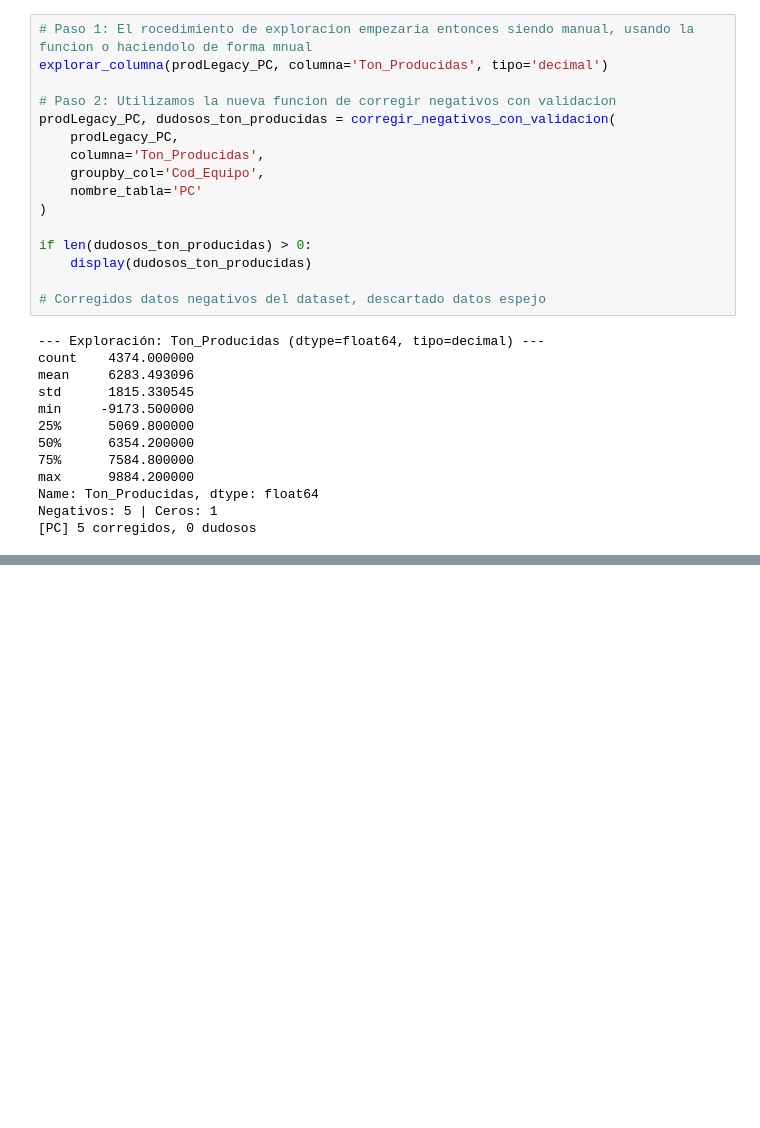
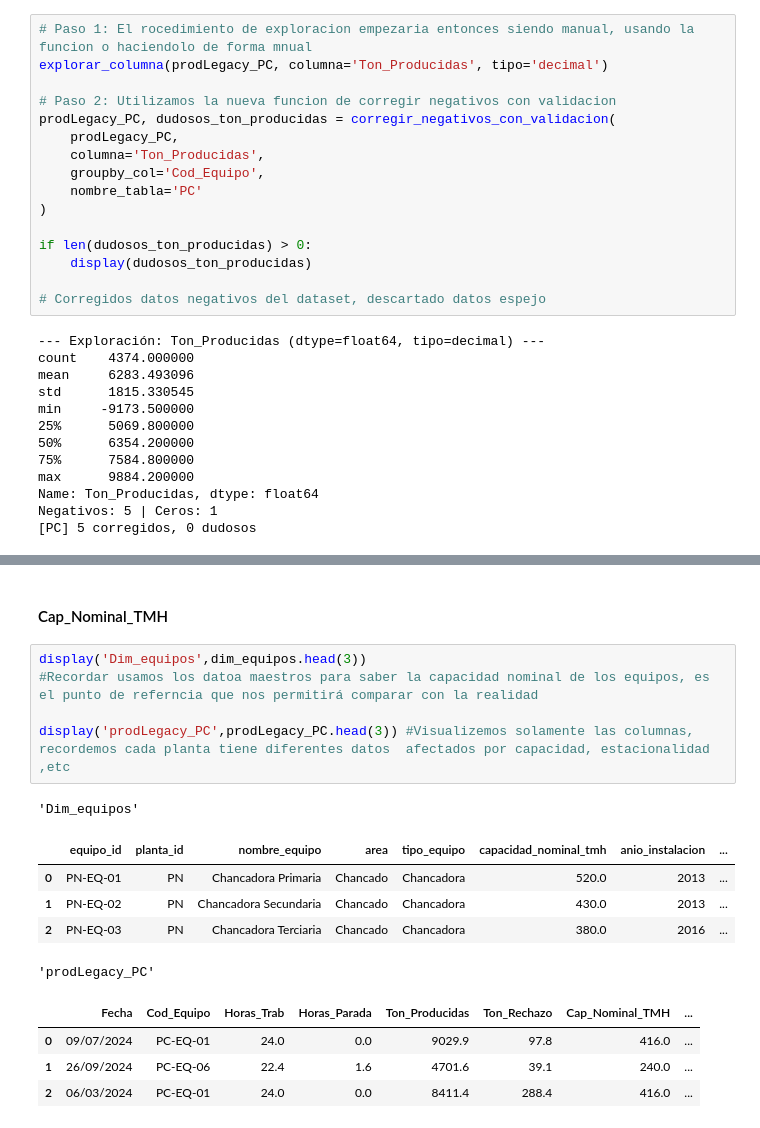
Before and after one commit to josue789a/Mineria-simulacion-v2, a Jupyter notebook: notebooks/Exploracion1.ipynb, the cells around one changed output, grey strips where cells are left out. Drawn from its saved outputs; the diff is of its cells as text; blank space fills up the shorter version.

```diff
--- a/notebooks/Exploracion1.ipynb
+++ b/notebooks/Exploracion1.ipynb
@@ -1102,0 +1139,18 @@ Negativos: 5 | Ceros: 1
+# %% [markdown]
+#### Cap_Nominal_TMH
+# %%
+display('Dim_equipos',dim_equipos.head(3))
+#Recordar usamos los datoa maestros para saber la capacidad nominal de los equipos, es el punto de referncia que nos permitirá comparar con la realidad
+
+display('prodLegacy_PC',prodLegacy_PC.head(3)) #Visualizemos solamente las columnas, recordemos cada planta tiene diferentes datos  afectados por capacidad, estacionalidad ,etc
+# %% [output]
+'Dim_equipos'
+|  | equipo_id | planta_id | nombre_equipo | area | tipo_equipo | capacidad_nominal_tmh | anio_instalacion | ... |
+| 0 | PN-EQ-01 | PN | Chancadora Primaria | Chancado | Chancadora | 520.0 | 2013 | ... |
+| 1 | PN-EQ-02 | PN | Chancadora Secundaria | Chancado | Chancadora | 430.0 | 2013 | ... |
+| 2 | PN-EQ-03 | PN | Chancadora Terciaria | Chancado | Chancadora | 380.0 | 2016 | ... |
+'prodLegacy_PC'
+|  | Fecha | Cod_Equipo | Horas_Trab | Horas_Parada | Ton_Producidas | Ton_Rechazo | Cap_Nominal_TMH | ... |
+| 0 | 09/07/2024 | PC-EQ-01 | 24.0 | 0.0 | 9029.9 | 97.8 | 416.0 | ... |
+| 1 | 26/09/2024 | PC-EQ-06 | 22.4 | 1.6 | 4701.6 | 39.1 | 240.0 | ... |
+| 2 | 06/03/2024 | PC-EQ-01 | 24.0 | 0.0 | 8411.4 | 288.4 | 416.0 | ... |
```
Also changed, not shown: parts of 4 cells of this notebook.
